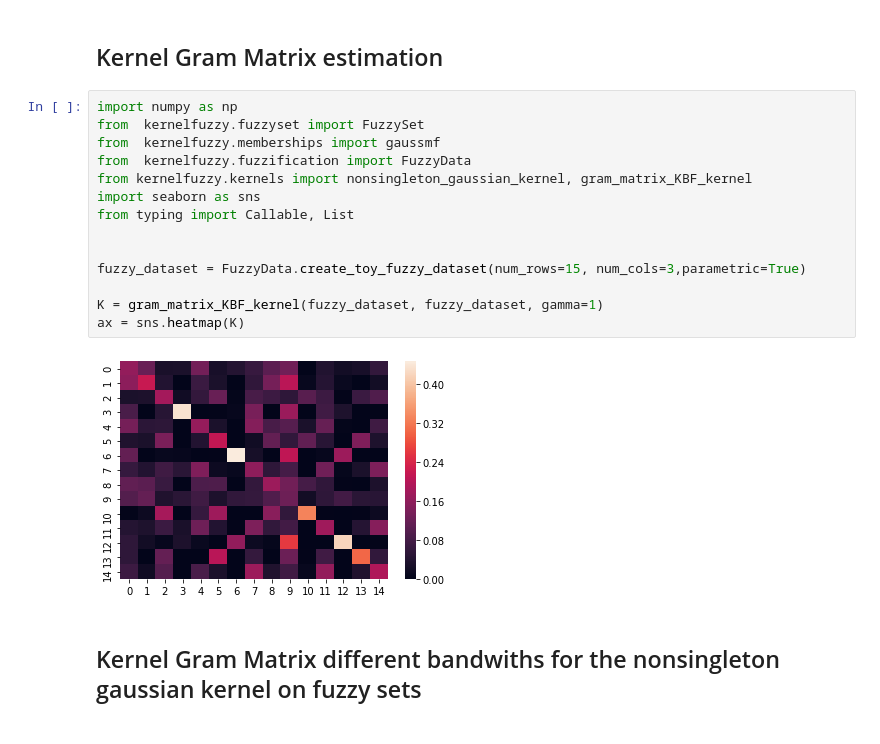
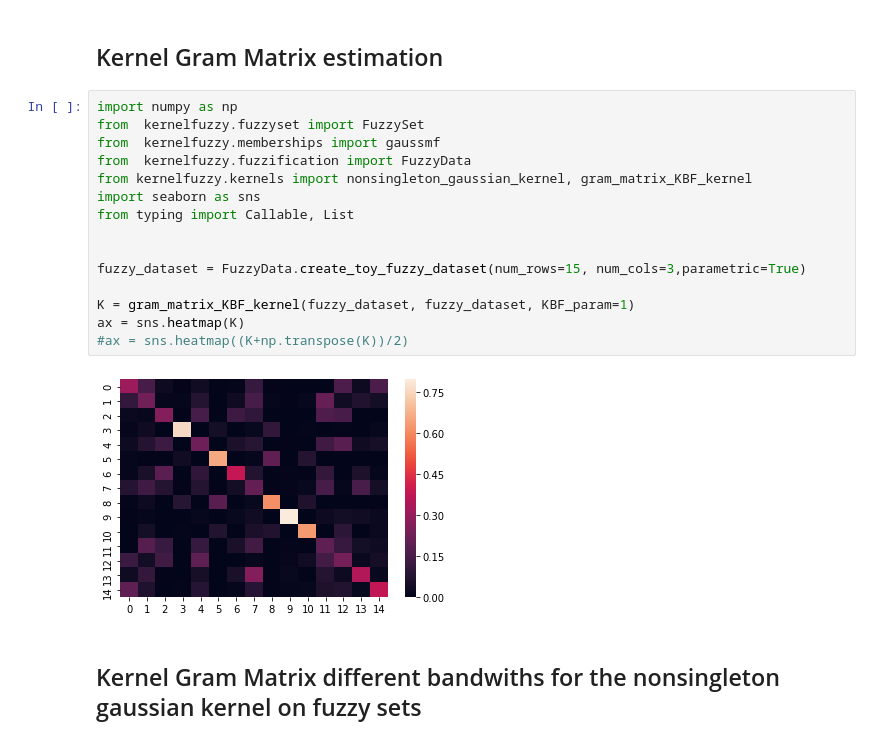
Before and after one commit to jorjasso/fuzzy-kernel-machines, a Jupyter notebook: notebooks/8-Kernel gram matrix from fuzzy data using Kernel Basis Function (KBF) based on non-singleton kernel on fuzzy sets .ipynb, the cells around one changed output. Drawn from its saved outputs; the diff is of its cells as text.

```diff
--- a/notebooks/8-Kernel gram matrix from fuzzy data using Kernel Basis Function (KBF) based on non-singleton kernel on fuzzy sets .ipynb
+++ b/notebooks/8-Kernel gram matrix from fuzzy data using Kernel Basis Function (KBF) based on non-singleton kernel on fuzzy sets .ipynb
@@ -15,19 +15,20 @@ The `kernels` module has the `gram_matrix_KBF_kernel`in charge of this estimatio
 # %%
 import numpy as np
 from  kernelfuzzy.fuzzyset import FuzzySet
 from  kernelfuzzy.memberships import gaussmf
 from  kernelfuzzy.fuzzification import FuzzyData
 from kernelfuzzy.kernels import nonsingleton_gaussian_kernel, gram_matrix_KBF_kernel
 import seaborn as sns
 from typing import Callable, List
 
 
 fuzzy_dataset = FuzzyData.create_toy_fuzzy_dataset(num_rows=15, num_cols=3,parametric=True)
 
-K = gram_matrix_KBF_kernel(fuzzy_dataset, fuzzy_dataset, gamma=1)
+K = gram_matrix_KBF_kernel(fuzzy_dataset, fuzzy_dataset, KBF_param=1)
 ax = sns.heatmap(K)
+#ax = sns.heatmap((K+np.transpose(K))/2)
 # %% [output]
-[figure, old version]
+[figure, new version]
 # %% [markdown]
 ## Kernel Gram Matrix different bandwiths for the nonsingleton gaussian kernel on fuzzy sets
 # %%
```
Also changed, not shown: parts of 1 cell of this notebook, 5 other files.
